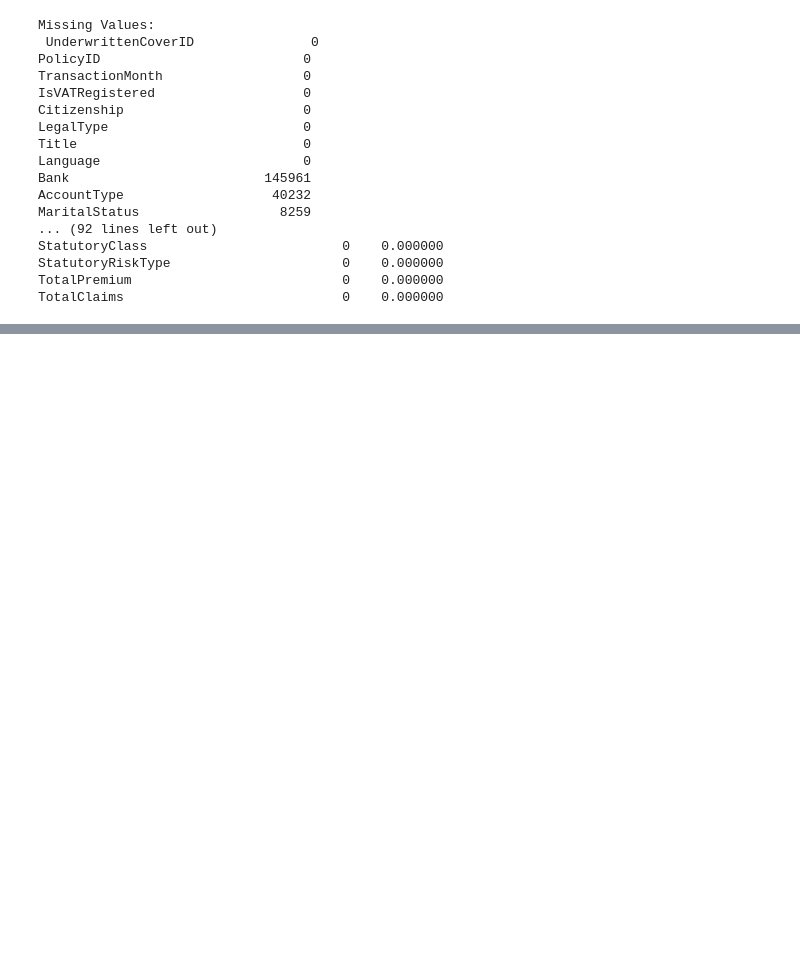
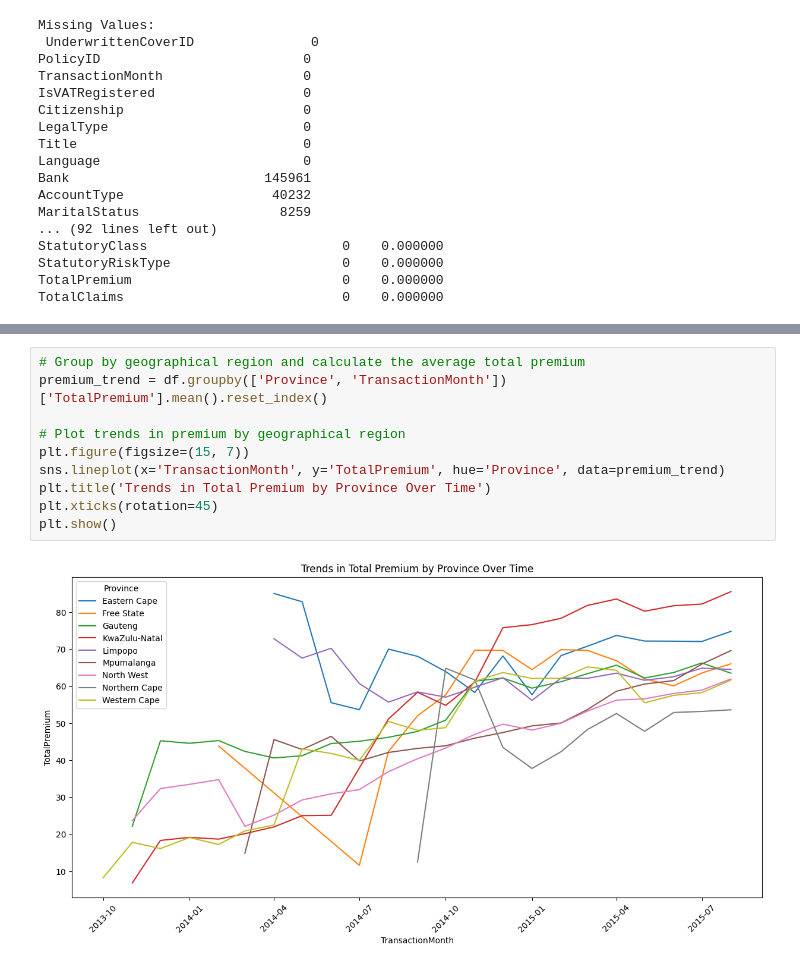
Before and after one commit to beza-lab/KAIM-WEEK3, a Jupyter notebook: notebooks/eda_analysis.ipynb, the cells around one changed output, grey strips where cells are left out. Drawn from its saved outputs; the diff is of its cells as text; blank space fills up the shorter version.

```diff
--- a/notebooks/eda_analysis.ipynb
+++ b/notebooks/eda_analysis.ipynb
@@ -144,0 +202,12 @@ for col in categorical_cols:
+# %%
+# Group by geographical region and calculate the average total premium
+premium_trend = df.groupby(['Province', 'TransactionMonth'])['TotalPremium'].mean().reset_index()
+
+# Plot trends in premium by geographical region
+plt.figure(figsize=(15, 7))
+sns.lineplot(x='TransactionMonth', y='TotalPremium', hue='Province', data=premium_trend)
+plt.title('Trends in Total Premium by Province Over Time')
+plt.xticks(rotation=45)
+plt.show()
+# %% [output]
+[figure, added]
```
Also changed, not shown: parts of 15 cells of this notebook.
